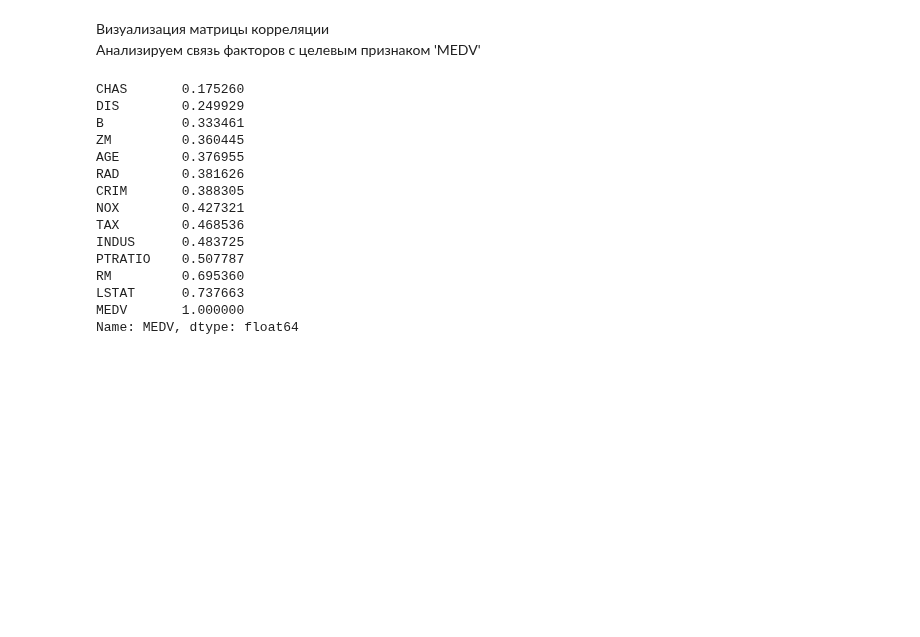
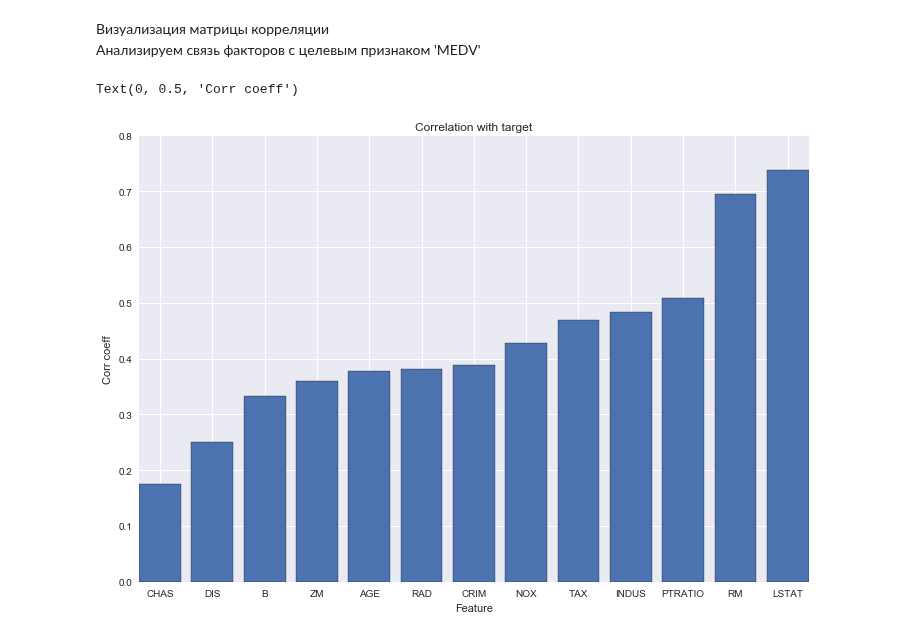
Before and after one commit to DmitriySky47/sf_data_science, a Jupyter notebook: Skillfactory/ML_2_Обучение_с_учителем_Регрессия/regression.ipynb, the cells around one changed output. Drawn from its saved outputs; the diff is of its cells as text; code cells hidden in the pictures; blank space fills up the shorter version.

Commit message:
commit ml-02 corr

```diff
--- a/Skillfactory/ML_2_Обучение_с_учителем_Регрессия/regression.ipynb
+++ b/Skillfactory/ML_2_Обучение_с_учителем_Регрессия/regression.ipynb
@@ -30,6 +30,6 @@ plt.style.available
  'tableau-colorblind10']
 # %%
-plt.style.use('dark_background')
+plt.style.use('seaborn-v0_8')
 # %%
 column_names = ['CRIM', 'ZM', 'INDUS', 'CHAS', 'NOX', 'RM', 'AGE', 'DIS', 'RAD', 'TAX', 'PTRATIO', 'B', 'LSTAT', 'MEDV']
 boston_data = pd.read_csv('data/housing.csv', header=None, delimiter=r"\s+", names=column_names)
@@ -78,22 +78,18 @@ boston_data.describe()
 # %% [markdown]
 Визуализация матрицы корреляции<br>
 Анализируем связь факторов с целевым признаком 'MEDV'
-# %%
-# Вычисляем модуль корреляции
-boston_data.corr()['MEDV'].abs().sort_values()
-# %% [output]
-CHAS       0.175260
-DIS        0.249929
-B          0.333461
-ZM         0.360445
-AGE        0.376955
-RAD        0.381626
-CRIM       0.388305
-NOX        0.427321
-TAX        0.468536
-INDUS      0.483725
-PTRATIO    0.507787
-RM         0.695360
-LSTAT      0.737663
-MEDV       1.000000
-Name: MEDV, dtype: float64
+# %%
+# Вычисляем модуль корреляции с целевой переменной
+corr_with_target = boston_data.corr()['MEDV'].abs().sort_values()
+# Удаляем корреляцию целевой переменной с самой собой
+corr_with_target = corr_with_target.drop('MEDV')
+
+# Строим столбчатую диаграмму корреляций
+fig, ax = plt.subplots(figsize=(12, 8)) # строим фигуру и координтаную плоскость
+ax.bar(corr_with_target.index, corr_with_target.values) # строим столбчатую диаграмму и определяем источник данных
+ax.set_title('Correlation with target') # титл - название графика
+ax.set_xlabel('Feature') # ось х "свойства", признаки
+ax.set_ylabel('Corr coeff') # ось y "коэффициаент корреляции"
+# %% [output]
+Text(0, 0.5, 'Corr coeff')
+[figure, added]
```
Also changed, not shown: parts of 1 cell of this notebook.
